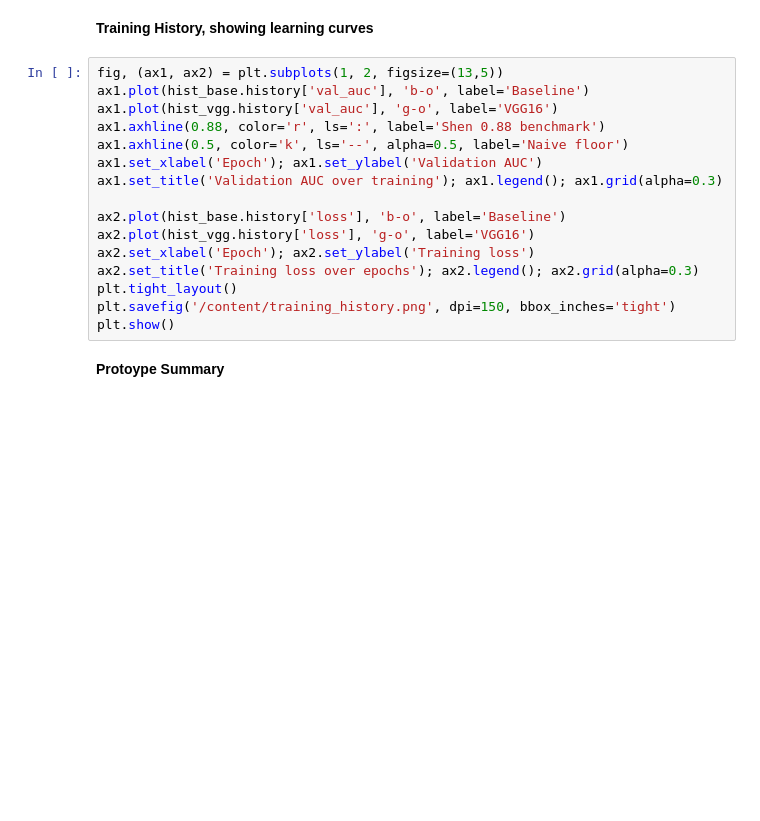
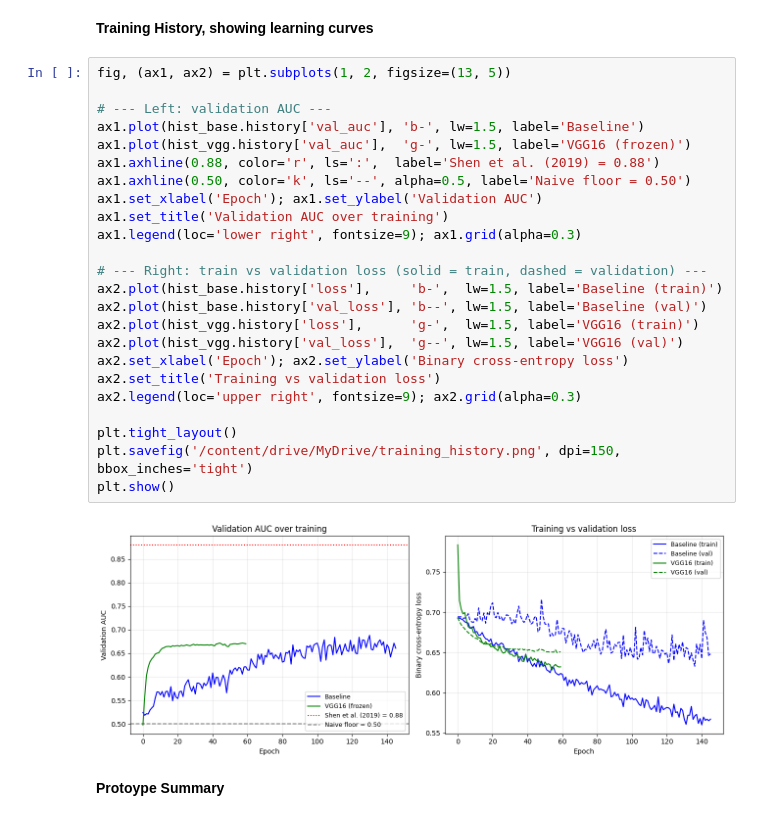
Before and after one commit to azeltkr/breast-cancer-cbis-ddsm, a Jupyter notebook: CM3070_prototype_cbis_ddsm.ipynb, the cells around one changed output. Saved outputs shown, nothing was run; the diff lists cells and outputs as text; blank space fills up the shorter version.

```diff
--- a/CM3070_prototype_cbis_ddsm.ipynb
+++ b/CM3070_prototype_cbis_ddsm.ipynb
@@ -466,21 +485,31 @@ plt.show()
 # %% [markdown]
 **Training History, showing learning curves**
 # %%
-fig, (ax1, ax2) = plt.subplots(1, 2, figsize=(13,5))
-ax1.plot(hist_base.history['val_auc'], 'b-o', label='Baseline')
-ax1.plot(hist_vgg.history['val_auc'], 'g-o', label='VGG16')
-ax1.axhline(0.88, color='r', ls=':', label='Shen 0.88 benchmark')
-ax1.axhline(0.5, color='k', ls='--', alpha=0.5, label='Naive floor')
+fig, (ax1, ax2) = plt.subplots(1, 2, figsize=(13, 5))
+
+# --- Left: validation AUC ---
+ax1.plot(hist_base.history['val_auc'], 'b-', lw=1.5, label='Baseline')
+ax1.plot(hist_vgg.history['val_auc'],  'g-', lw=1.5, label='VGG16 (frozen)')
+ax1.axhline(0.88, color='r', ls=':',  label='Shen et al. (2019) = 0.88')
+ax1.axhline(0.50, color='k', ls='--', alpha=0.5, label='Naive floor = 0.50')
 ax1.set_xlabel('Epoch'); ax1.set_ylabel('Validation AUC')
-ax1.set_title('Validation AUC over training'); ax1.legend(); ax1.grid(alpha=0.3)
+ax1.set_title('Validation AUC over training')
+ax1.legend(loc='lower right', fontsize=9); ax1.grid(alpha=0.3)
 
-ax2.plot(hist_base.history['loss'], 'b-o', label='Baseline')
-ax2.plot(hist_vgg.history['loss'], 'g-o', label='VGG16')
-ax2.set_xlabel('Epoch'); ax2.set_ylabel('Training loss')
-ax2.set_title('Training loss over epochs'); ax2.legend(); ax2.grid(alpha=0.3)
+# --- Right: train vs validation loss (solid = train, dashed = validation) ---
+ax2.plot(hist_base.history['loss'],     'b-',  lw=1.5, label='Baseline (train)')
+ax2.plot(hist_base.history['val_loss'], 'b--', lw=1.5, label='Baseline (val)')
+ax2.plot(hist_vgg.history['loss'],      'g-',  lw=1.5, label='VGG16 (train)')
+ax2.plot(hist_vgg.history['val_loss'],  'g--', lw=1.5, label='VGG16 (val)')
+ax2.set_xlabel('Epoch'); ax2.set_ylabel('Binary cross-entropy loss')
+ax2.set_title('Training vs validation loss')
+ax2.legend(loc='upper right', fontsize=9); ax2.grid(alpha=0.3)
+
 plt.tight_layout()
-plt.savefig('/content/training_history.png', dpi=150, bbox_inches='tight')
+plt.savefig('/content/drive/MyDrive/training_history.png', dpi=150, bbox_inches='tight')
 plt.show()
+# %% [output]
+[figure, added]
 # %% [markdown]
 **Protoype Summary**
 # %%
```
Also changed, not shown: parts of 14 cells of this notebook.
